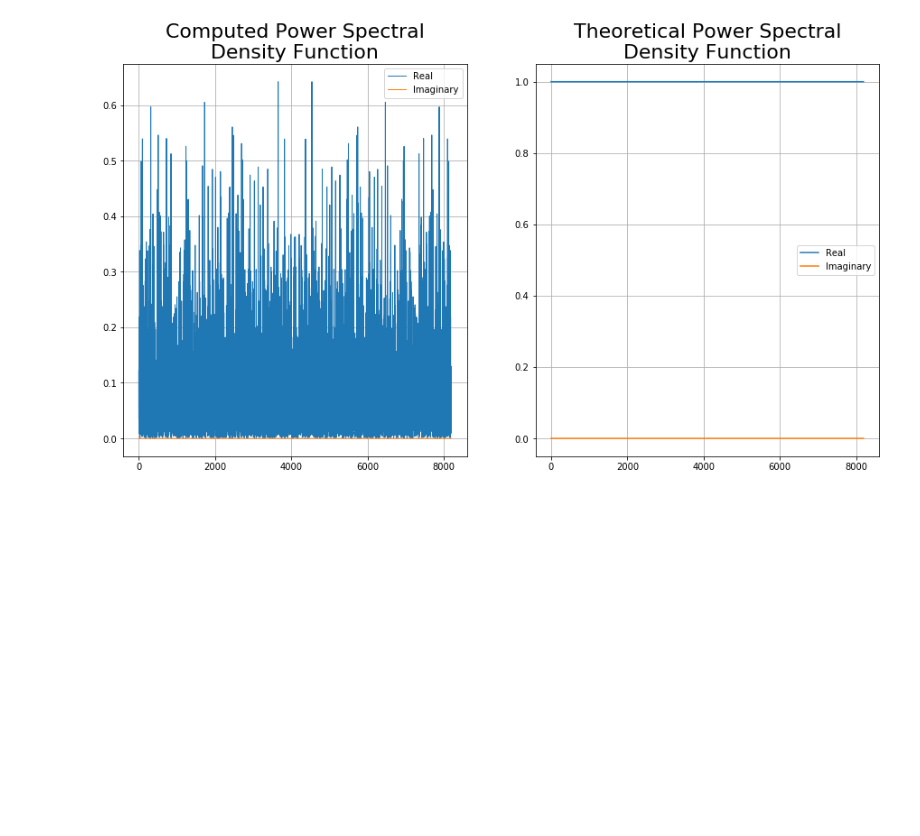
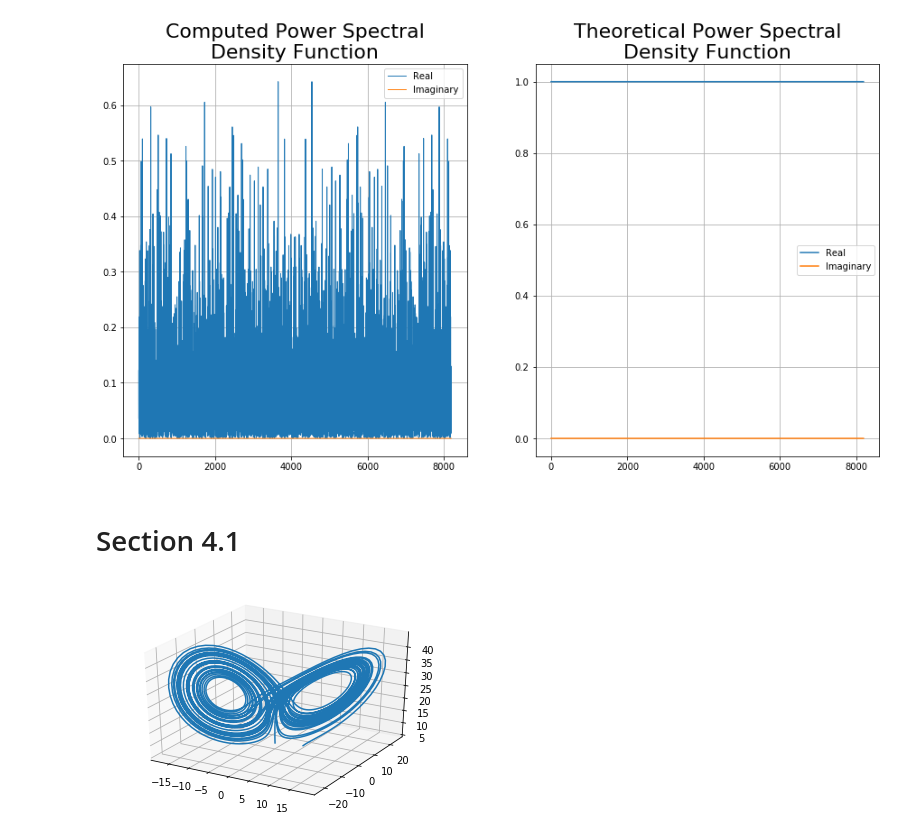
Before and after one commit to NathanMeulen/Fourier_Transform_exploration, a Jupyter notebook: Fourier Transforms.ipynb, the cells around one changed output. Cells and saved outputs as stored; diff of their text form; code cells hidden in the pictures; blank space fills up the shorter version.

Commit message:
Lorenz systems additions

```diff
--- a/Fourier Transforms.ipynb
+++ b/Fourier Transforms.ipynb
@@ -147,3 +152,5 @@ ax[1].legend();
 [figure]
 [figure]
 [figure]
+# %% [markdown]
+# Section 4.1
@@ -149,0 +205,10 @@ ax[1].legend();
+# %%
+new_fn = rk4(*funtion_derivatives(28))
+
+x, y, z = lorenz_positions()
+
+fig = plt.figure()
+ax = fig.gca(projection='3d')
+ax.plot(x, y, z);
+# %% [output]
+[figure, added]
```
Also changed, not shown: parts of 5 cells of this notebook.
